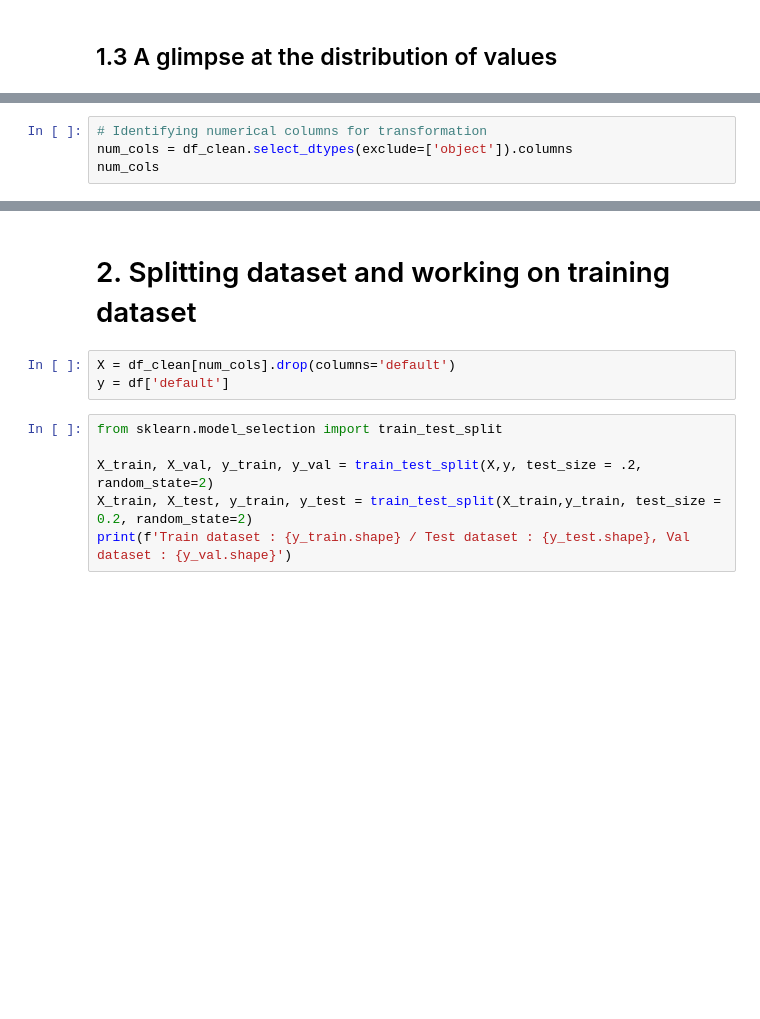
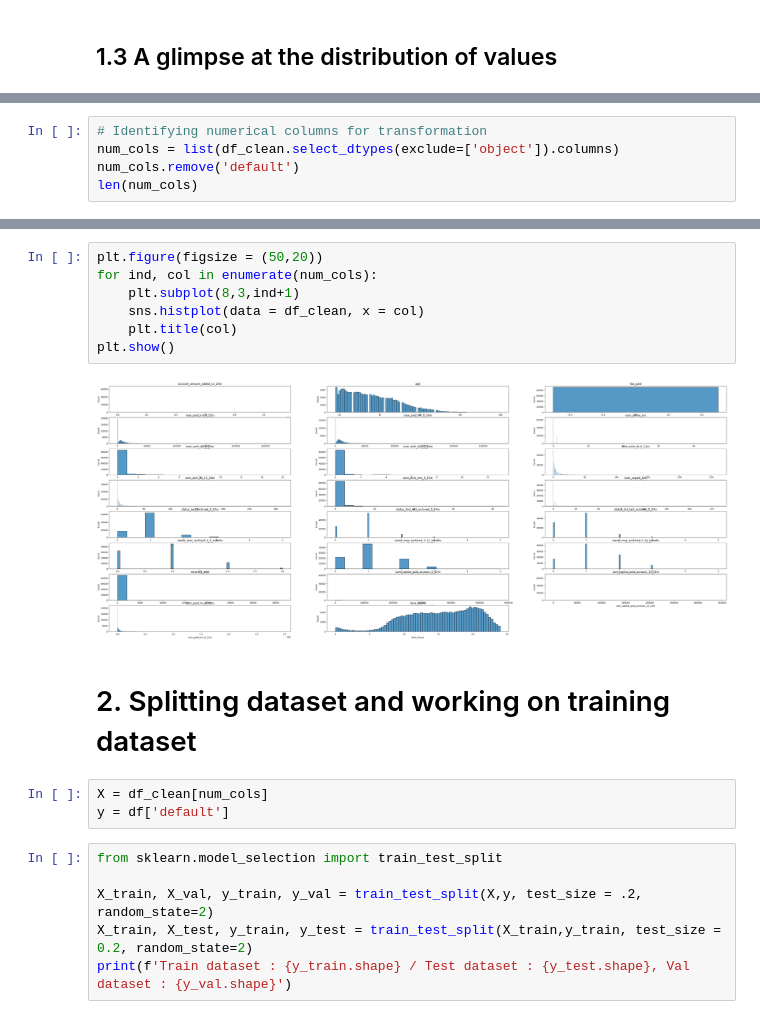
Before and after one commit to kwonowk/technical-test-klarna, a Jupyter notebook: case_study.ipynb, the cells around one changed output, grey strips where cells are left out. Drawn from its saved outputs; the diff is of its cells as text; blank space fills up the shorter version.

```diff
--- a/case_study.ipynb
+++ b/case_study.ipynb
@@ -178,5 +163,6 @@ Name: merchant_category, Length: 57, dtype: int64
 # %%
 # Identifying numerical columns for transformation
-num_cols = df_clean.select_dtypes(exclude=['object']).columns
-num_cols
+num_cols = list(df_clean.select_dtypes(exclude=['object']).columns)
+num_cols.remove('default')
+len(num_cols)
 # %% [output]
@@ -193,7 +195,16 @@ Index(['default', 'account_amount_added_12_24m', 'age', 'has_paid',
+# %%
+plt.figure(figsize = (50,20))
+for ind, col in enumerate(num_cols):
+    plt.subplot(8,3,ind+1)
+    sns.histplot(data = df_clean, x = col)
+    plt.title(col)
+plt.show()
+# %% [output]
+[figure, added]
 # %% [markdown]
 # 2. Splitting dataset and working on training dataset
 # %%
-X = df_clean[num_cols].drop(columns='default')
+X = df_clean[num_cols]
 y = df['default']
 # %%
 from sklearn.model_selection import train_test_split
```
Also changed, not shown: parts of 10 cells of this notebook.
